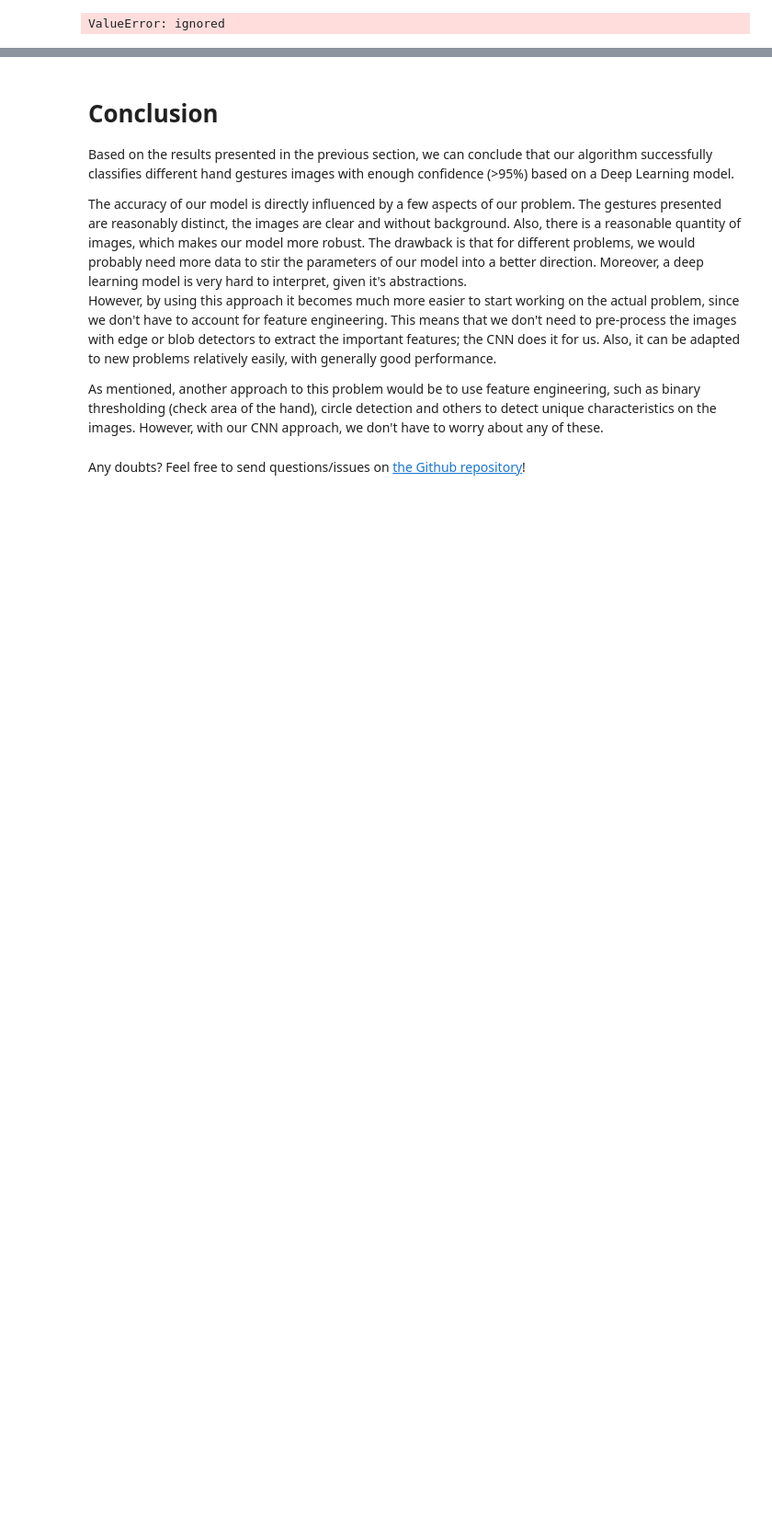
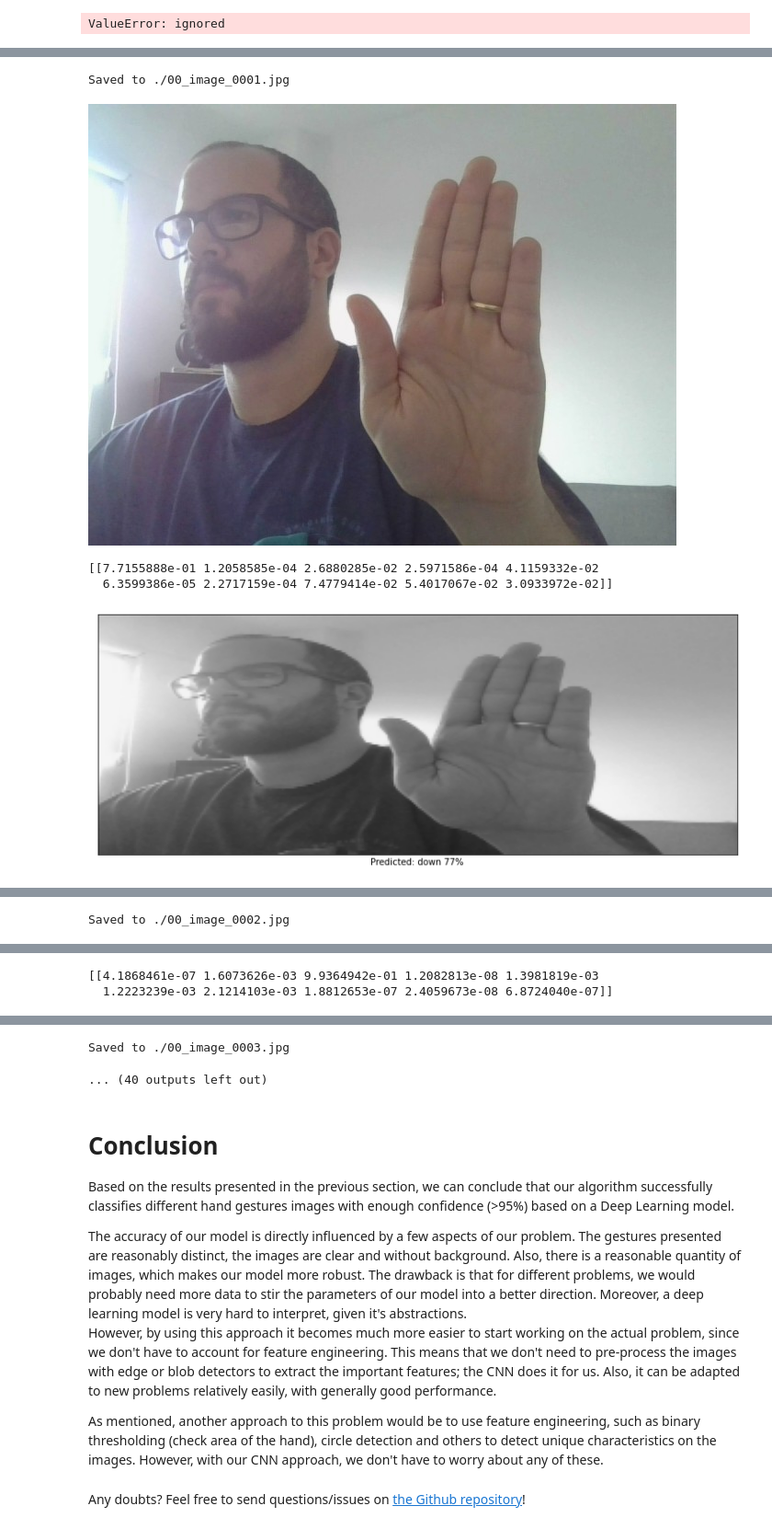
Before and after one commit to thgmntr/colab, a Jupyter notebook: HandRecognition.ipynb, the cells around one changed output, grey strips where cells are left out. Shown at 92% size. Cells and saved outputs as stored; diff of their text form; code cells hidden in the pictures; blank space fills up the shorter version.

```diff
--- a/HandRecognition.ipynb
+++ b/HandRecognition.ipynb
@@ -474,0 +570,21 @@ ValueError: ignored
+# %%
+from IPython.display import Image
+
+try:
+  i = 0
+  while(True):
+    i = i + 1
+    filename = take_photo(filename='./00_image_000'+str(i)+'.jpg')
+    print('Saved to {}'.format(filename))
+    # Show the image which was just taken.
+    display(Image(filename))
+    img = read_image(filename)
+    X = create_X(img)
+    predictions = model.predict(X)
+    print(predictions)
+    validate(predictions, X)
+except Exception as err:
+  # Errors will be thrown if the user does not have a webcam or if they do not
+  # grant the page permission to access it.
+  print(str(err))
+# %% [output]
@@ -474,0 +592,5 @@ ValueError: ignored
+Saved to ./00_image_0001.jpg
+[figure, added]
+[[7.7155888e-01 1.2058585e-04 2.6880285e-02 2.5971586e-04 4.1159332e-02
+  6.3599386e-05 2.2717159e-04 7.4779414e-02 5.4017067e-02 3.0933972e-02]]
+[figure, added]
@@ -474,0 +598 @@ ValueError: ignored
+Saved to ./00_image_0002.jpg
@@ -474,0 +600,2 @@ ValueError: ignored
+[[4.1868461e-07 1.6073626e-03 9.9364942e-01 1.2082813e-08 1.3981819e-03
+  1.2223239e-03 2.1214103e-03 1.8812653e-07 2.4059673e-08 6.8724040e-07]]
@@ -475,3 +604,5 @@ ValueError: ignored
+Saved to ./00_image_0003.jpg
+... (40 outputs left out)
 # %% [markdown]
 # Conclusion
 
```
Also changed, not shown: parts of 12 cells of this notebook.
